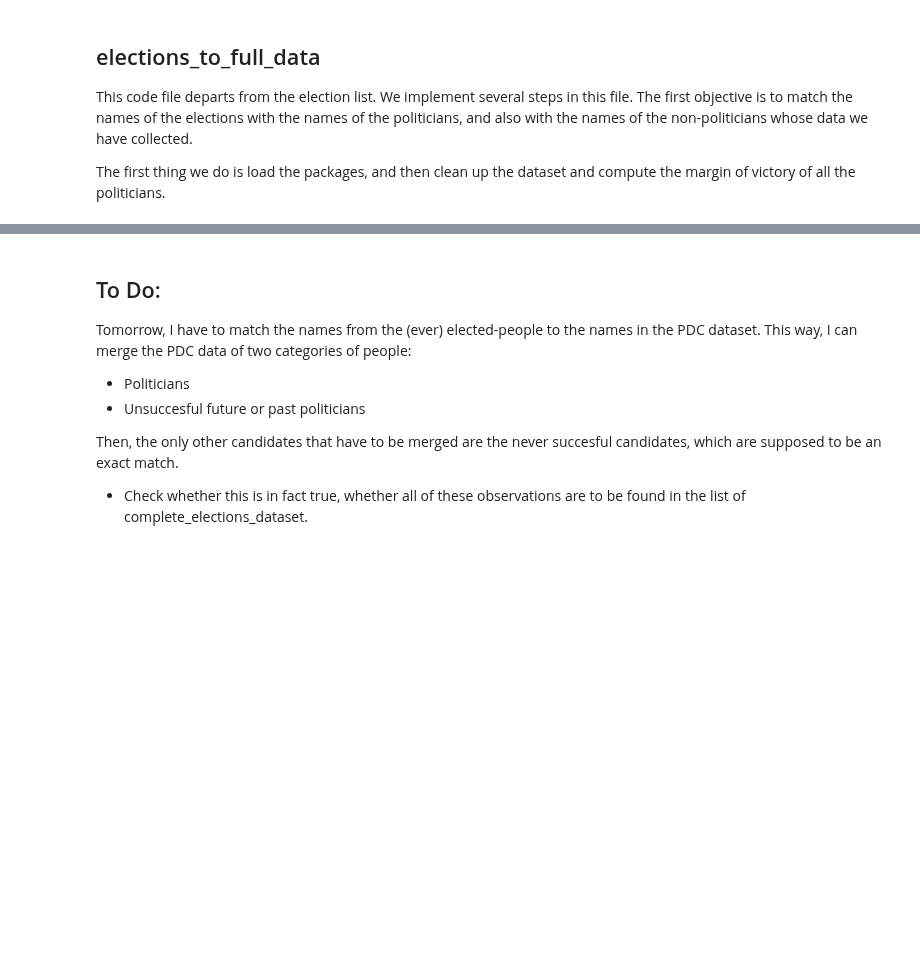
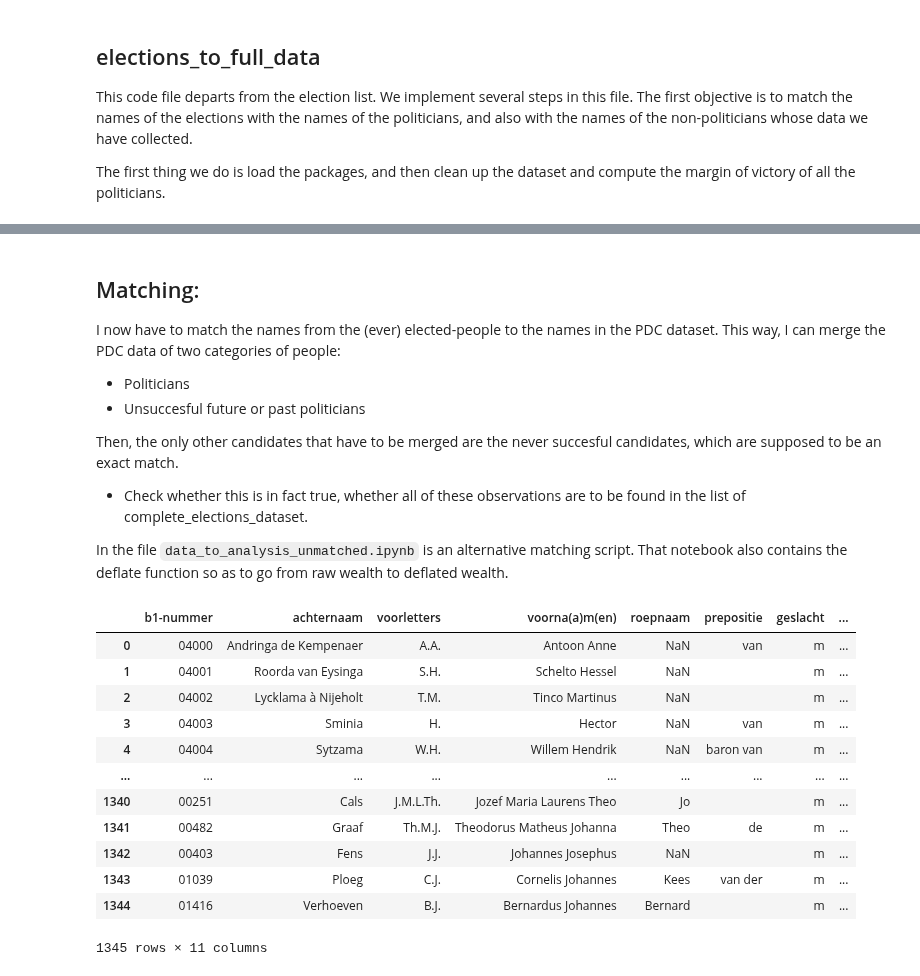
Before and after one commit to basm92/Polrents, a Jupyter notebook: Code/elections_to_full_data.ipynb, the cells around one changed output, grey strips where cells are left out. Saved outputs shown, nothing was run; the diff lists cells and outputs as text; code cells hidden in the pictures; blank space fills up the shorter version.

Commit message:
beginning match

```diff
--- a/Code/elections_to_full_data.ipynb
+++ b/Code/elections_to_full_data.ipynb
@@ -118,7 +252,7 @@ complete_elections_dataset.head(30)
 # %% [markdown]
-## To Do:
+## Matching:
 
-Tomorrow, I have to match the names from the (ever) elected-people to the names in the PDC dataset. This way, I can merge the PDC data of two categories of people:
+I now have to match the names from the (ever) elected-people to the names in the PDC dataset. This way, I can merge the PDC data of two categories of people:
 
    - Politicians
    - Unsuccesful future or past politicians
@@ -126,3 +260,26 @@ Tomorrow, I have to match the names from the (ever) elected-people to the names
 Then, the only other candidates that have to be merged are the never succesful candidates, which are supposed to be an exact match.
 
    - Check whether this is in fact true, whether all of these observations are to be found in the list of complete_elections_dataset.
+
+In the file `data_to_analysis_unmatched.ipynb` is an alternative matching script. That notebook also contains the deflate function so as to go from raw wealth to deflated wealth.
+# %%
+# Import politician data
+politician_data = pd.read_excel("../Data/politician_data/tk_1815tot1950uu.xlsx", dtype={'b1-nummer':str})
+politician_data['prepositie'] = politician_data['prepositie'].fillna('')
+politician_data['naam'] = politician_data['voorletters'] + ' ' + politician_data['prepositie'] + ' ' + politician_data['achternaam']
+politician_data[politician_data['']]
+#pd.Series(elected_people['naam'].unique())
+# %% [output]
+|  | b1-nummer | achternaam | voorletters | voorna(a)m(en) | roepnaam | prepositie | geslacht | ... |
+| 0 | 04000 | Andringa de Kempenaer | A.A. | Antoon Anne | NaN | van | m | ... |
+| 1 | 04001 | Roorda van Eysinga | S.H. | Schelto Hessel | NaN |  | m | ... |
+| 2 | 04002 | Lycklama à Nijeholt | T.M. | Tinco Martinus | NaN |  | m | ... |
+| 3 | 04003 | Sminia | H. | Hector | NaN | van | m | ... |
+| 4 | 04004 | Sytzama | W.H. | Willem Hendrik | NaN | baron van | m | ... |
+| ... | ... | ... | ... | ... | ... | ... | ... | ... |
+| 1340 | 00251 | Cals | J.M.L.Th. | Jozef Maria Laurens Theo | Jo |  | m | ... |
+| 1341 | 00482 | Graaf | Th.M.J. | Theodorus Matheus Johanna | Theo | de | m | ... |
+| 1342 | 00403 | Fens | J.J. | Johannes Josephus | NaN |  | m | ... |
+| 1343 | 01039 | Ploeg | C.J. | Cornelis Johannes | Kees | van der | m | ... |
+| 1344 | 01416 | Verhoeven | B.J. | Bernardus Johannes | Bernard |  | m | ... |
+1345 rows × 11 columns
```
Also changed, not shown: parts of 2 cells of this notebook, 1 other file.
